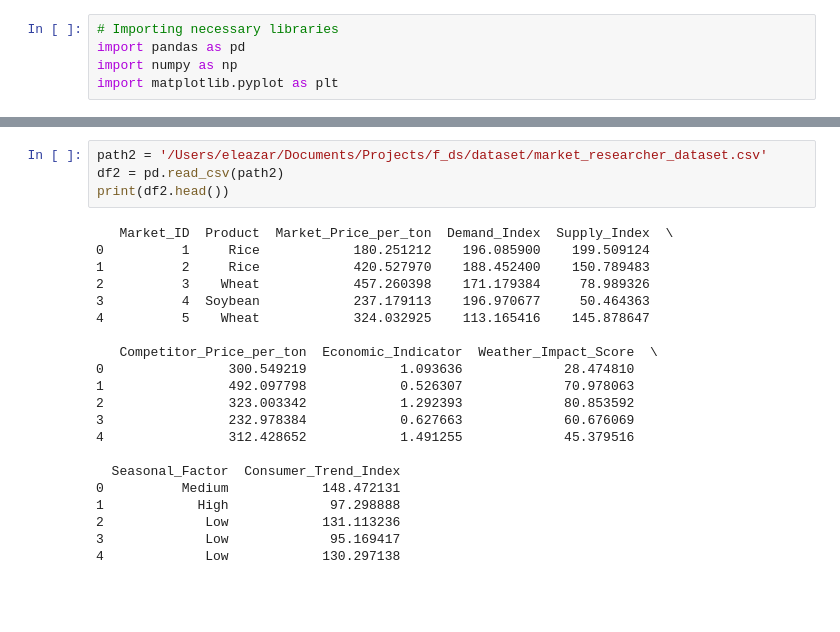
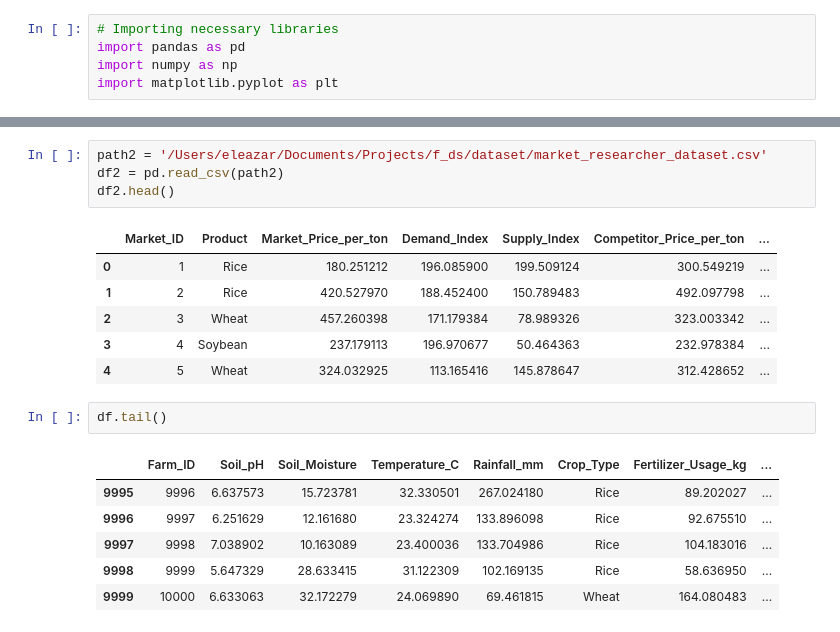
Before and after one commit to DiazHumberto/f_ds, a Jupyter notebook: notebooks/optimizing_sustainable_farming.ipynb, the cells around one changed output, grey strips where cells are left out. Cells and saved outputs as stored; diff of their text form; blank space fills up the shorter version.

```diff
--- a/notebooks/optimizing_sustainable_farming.ipynb
+++ b/notebooks/optimizing_sustainable_farming.ipynb
@@ -31,25 +17,20 @@ print(df.head())
 # %%
 path2 = '/Users/eleazar/Documents/Projects/f_ds/dataset/market_researcher_dataset.csv'
 df2 = pd.read_csv(path2)
-print(df2.head())
+df2.head()
 # %% [output]
-   Market_ID  Product  Market_Price_per_ton  Demand_Index  Supply_Index  \
-0          1     Rice            180.251212    196.085900    199.509124
-1          2     Rice            420.527970    188.452400    150.789483
-2          3    Wheat            457.260398    171.179384     78.989326
-3          4  Soybean            237.179113    196.970677     50.464363
-4          5    Wheat            324.032925    113.165416    145.878647
-
-   Competitor_Price_per_ton  Economic_Indicator  Weather_Impact_Score  \
-0                300.549219            1.093636             28.474810
-1                492.097798            0.526307             70.978063
-2                323.003342            1.292393             80.853592
-3                232.978384            0.627663             60.676069
-4                312.428652            1.491255             45.379516
-
-  Seasonal_Factor  Consumer_Trend_Index
-0          Medium            148.472131
-1            High             97.298888
-2             Low            131.113236
-3             Low             95.169417
-4             Low            130.297138
+|  | Market_ID | Product | Market_Price_per_ton | Demand_Index | Supply_Index | Competitor_Price_per_ton | ... |
+| 0 | 1 | Rice | 180.251212 | 196.085900 | 199.509124 | 300.549219 | ... |
+| 1 | 2 | Rice | 420.527970 | 188.452400 | 150.789483 | 492.097798 | ... |
+| 2 | 3 | Wheat | 457.260398 | 171.179384 | 78.989326 | 323.003342 | ... |
+| 3 | 4 | Soybean | 237.179113 | 196.970677 | 50.464363 | 232.978384 | ... |
+| 4 | 5 | Wheat | 324.032925 | 113.165416 | 145.878647 | 312.428652 | ... |
+# %%
+df.tail()
+# %% [output]
+|  | Farm_ID | Soil_pH | Soil_Moisture | Temperature_C | Rainfall_mm | Crop_Type | Fertilizer_Usage_kg | ... |
+| 9995 | 9996 | 6.637573 | 15.723781 | 32.330501 | 267.024180 | Rice | 89.202027 | ... |
+| 9996 | 9997 | 6.251629 | 12.161680 | 23.324274 | 133.896098 | Rice | 92.675510 | ... |
+| 9997 | 9998 | 7.038902 | 10.163089 | 23.400036 | 133.704986 | Rice | 104.183016 | ... |
+| 9998 | 9999 | 5.647329 | 28.633415 | 31.122309 | 102.169135 | Rice | 58.636950 | ... |
+| 9999 | 10000 | 6.633063 | 32.172279 | 24.069890 | 69.461815 | Wheat | 164.080483 | ... |
```
Also changed, not shown: parts of 5 cells of this notebook.
